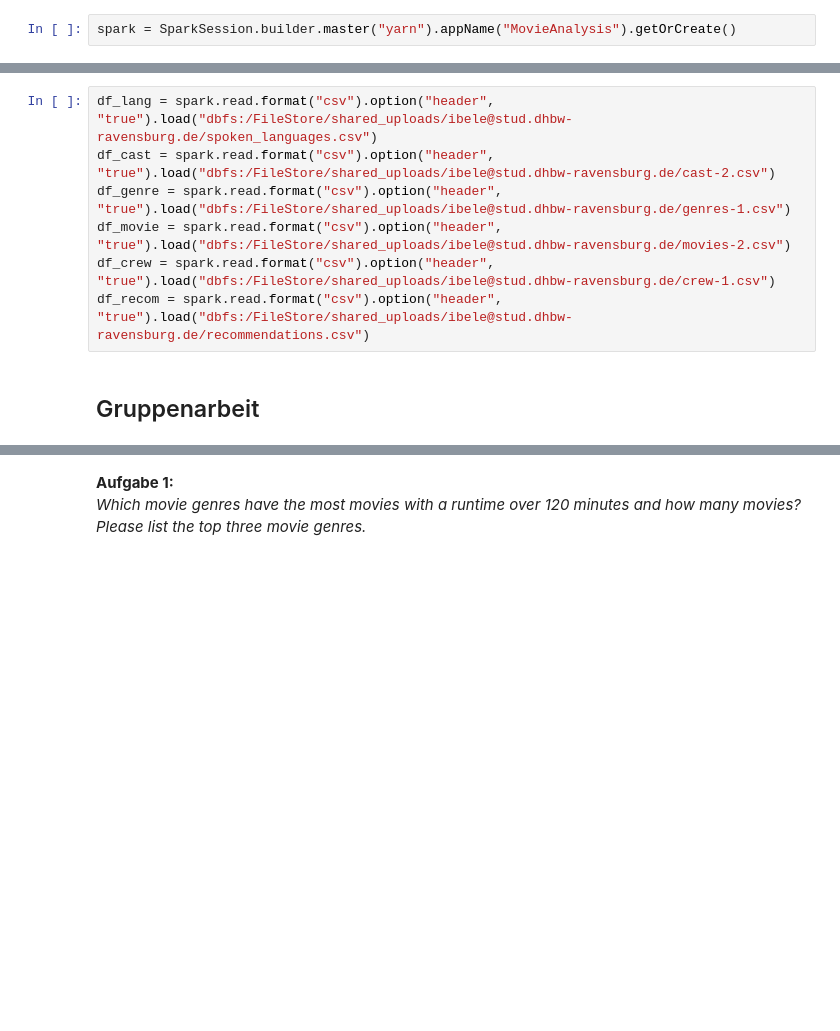
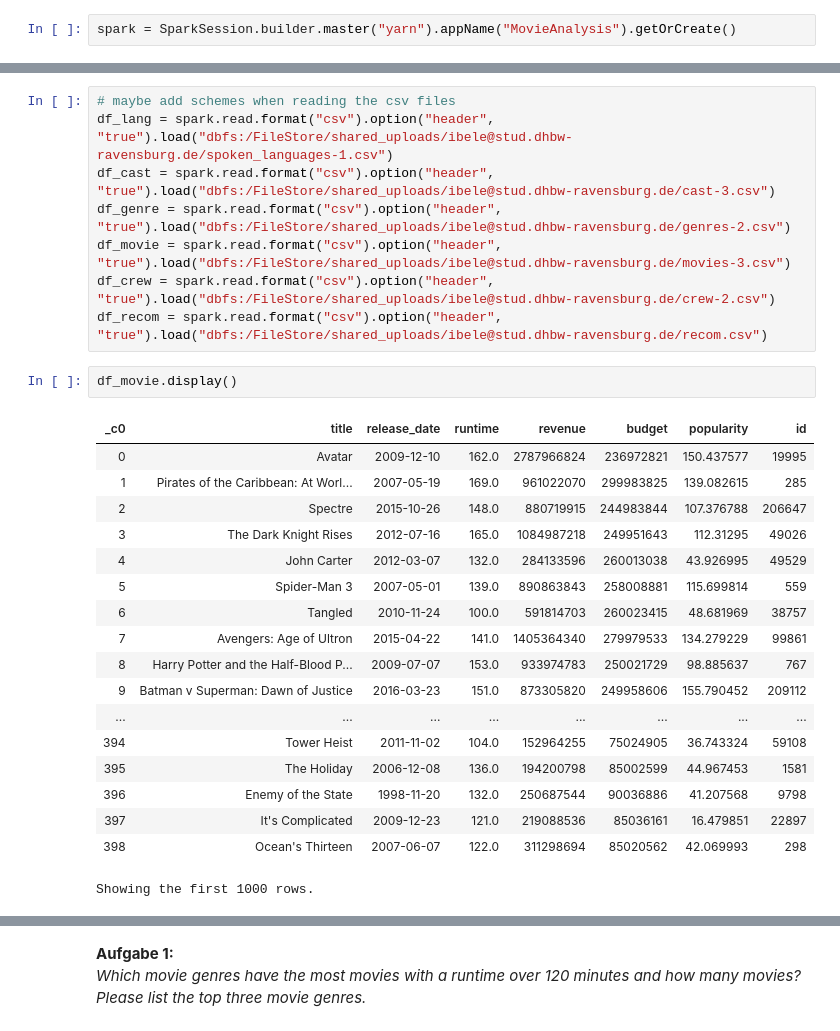
Before and after one commit to LuisaIb/Apache-Spark-Movie, a Jupyter notebook: exam.ipynb, the cells around one changed output, grey strips where cells are left out. Cells and saved outputs as stored; diff of their text form; blank space fills up the shorter version.

```diff
--- a/exam.ipynb
+++ b/exam.ipynb
@@ -8,9 +42,29 @@ spark = SparkSession.builder.master("yarn").appName("MovieAnalysis").getOrCreate
 # %%
-df_lang = spark.read.format("csv").option("header", "true").load("dbfs:/FileStore/shared_uploads/ibele@stud.dhbw-ravensburg.de/spoken_languages.csv")
-df_cast = spark.read.format("csv").option("header", "true").load("dbfs:/FileStore/shared_uploads/ibele@stud.dhbw-ravensburg.de/cast-2.csv")
-df_genre = spark.read.format("csv").option("header", "true").load("dbfs:/FileStore/shared_uploads/ibele@stud.dhbw-ravensburg.de/genres-1.csv")
-df_movie = spark.read.format("csv").option("header", "true").load("dbfs:/FileStore/shared_uploads/ibele@stud.dhbw-ravensburg.de/movies-2.csv")
-df_crew = spark.read.format("csv").option("header", "true").load("dbfs:/FileStore/shared_uploads/ibele@stud.dhbw-ravensburg.de/crew-1.csv")
-df_recom = spark.read.format("csv").option("header", "true").load("dbfs:/FileStore/shared_uploads/ibele@stud.dhbw-ravensburg.de/recommendations.csv")
+# maybe add schemes when reading the csv files
+df_lang = spark.read.format("csv").option("header", "true").load("dbfs:/FileStore/shared_uploads/ibele@stud.dhbw-ravensburg.de/spoken_languages-1.csv")
+df_cast = spark.read.format("csv").option("header", "true").load("dbfs:/FileStore/shared_uploads/ibele@stud.dhbw-ravensburg.de/cast-3.csv")
+df_genre = spark.read.format("csv").option("header", "true").load("dbfs:/FileStore/shared_uploads/ibele@stud.dhbw-ravensburg.de/genres-2.csv")
+df_movie = spark.read.format("csv").option("header", "true").load("dbfs:/FileStore/shared_uploads/ibele@stud.dhbw-ravensburg.de/movies-3.csv")
+df_crew = spark.read.format("csv").option("header", "true").load("dbfs:/FileStore/shared_uploads/ibele@stud.dhbw-ravensburg.de/crew-2.csv")
+df_recom = spark.read.format("csv").option("header", "true").load("dbfs:/FileStore/shared_uploads/ibele@stud.dhbw-ravensburg.de/recom.csv")
-# %% [markdown]
-## Gruppenarbeit
+# %%
+df_movie.display()
+# %% [output]
+| _c0 | title | release_date | runtime | revenue | budget | popularity | id |
+| 0 | Avatar | 2009-12-10 | 162.0 | 2787966824 | 236972821 | 150.437577 | 19995 |
+| 1 | Pirates of the Caribbean: At Worl... | 2007-05-19 | 169.0 | 961022070 | 299983825 | 139.082615 | 285 |
+| 2 | Spectre | 2015-10-26 | 148.0 | 880719915 | 244983844 | 107.376788 | 206647 |
+| 3 | The Dark Knight Rises | 2012-07-16 | 165.0 | 1084987218 | 249951643 | 112.31295 | 49026 |
+| 4 | John Carter | 2012-03-07 | 132.0 | 284133596 | 260013038 | 43.926995 | 49529 |
+| 5 | Spider-Man 3 | 2007-05-01 | 139.0 | 890863843 | 258008881 | 115.699814 | 559 |
+| 6 | Tangled | 2010-11-24 | 100.0 | 591814703 | 260023415 | 48.681969 | 38757 |
+| 7 | Avengers: Age of Ultron | 2015-04-22 | 141.0 | 1405364340 | 279979533 | 134.279229 | 99861 |
+| 8 | Harry Potter and the Half-Blood P... | 2009-07-07 | 153.0 | 933974783 | 250021729 | 98.885637 | 767 |
+| 9 | Batman v Superman: Dawn of Justice | 2016-03-23 | 151.0 | 873305820 | 249958606 | 155.790452 | 209112 |
+| ... | ... | ... | ... | ... | ... | ... | ... |
+| 394 | Tower Heist | 2011-11-02 | 104.0 | 152964255 | 75024905 | 36.743324 | 59108 |
+| 395 | The Holiday | 2006-12-08 | 136.0 | 194200798 | 85002599 | 44.967453 | 1581 |
+| 396 | Enemy of the State | 1998-11-20 | 132.0 | 250687544 | 90036886 | 41.207568 | 9798 |
+| 397 | It's Complicated | 2009-12-23 | 121.0 | 219088536 | 85036161 | 16.479851 | 22897 |
+| 398 | Ocean's Thirteen | 2007-06-07 | 122.0 | 311298694 | 85020562 | 42.069993 | 298 |
+Showing the first 1000 rows.
```
Also changed, not shown: parts of 25 cells of this notebook.
